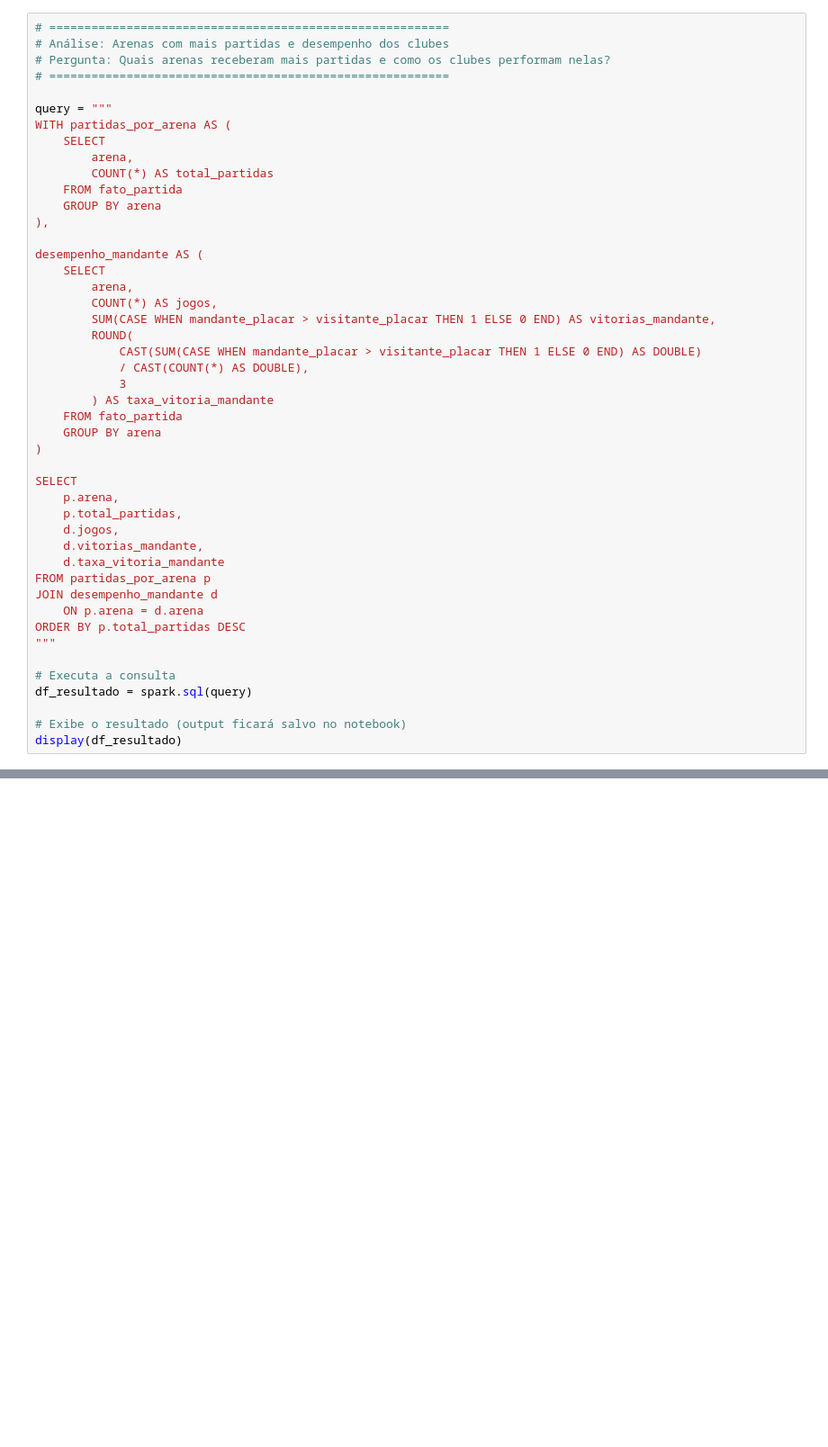
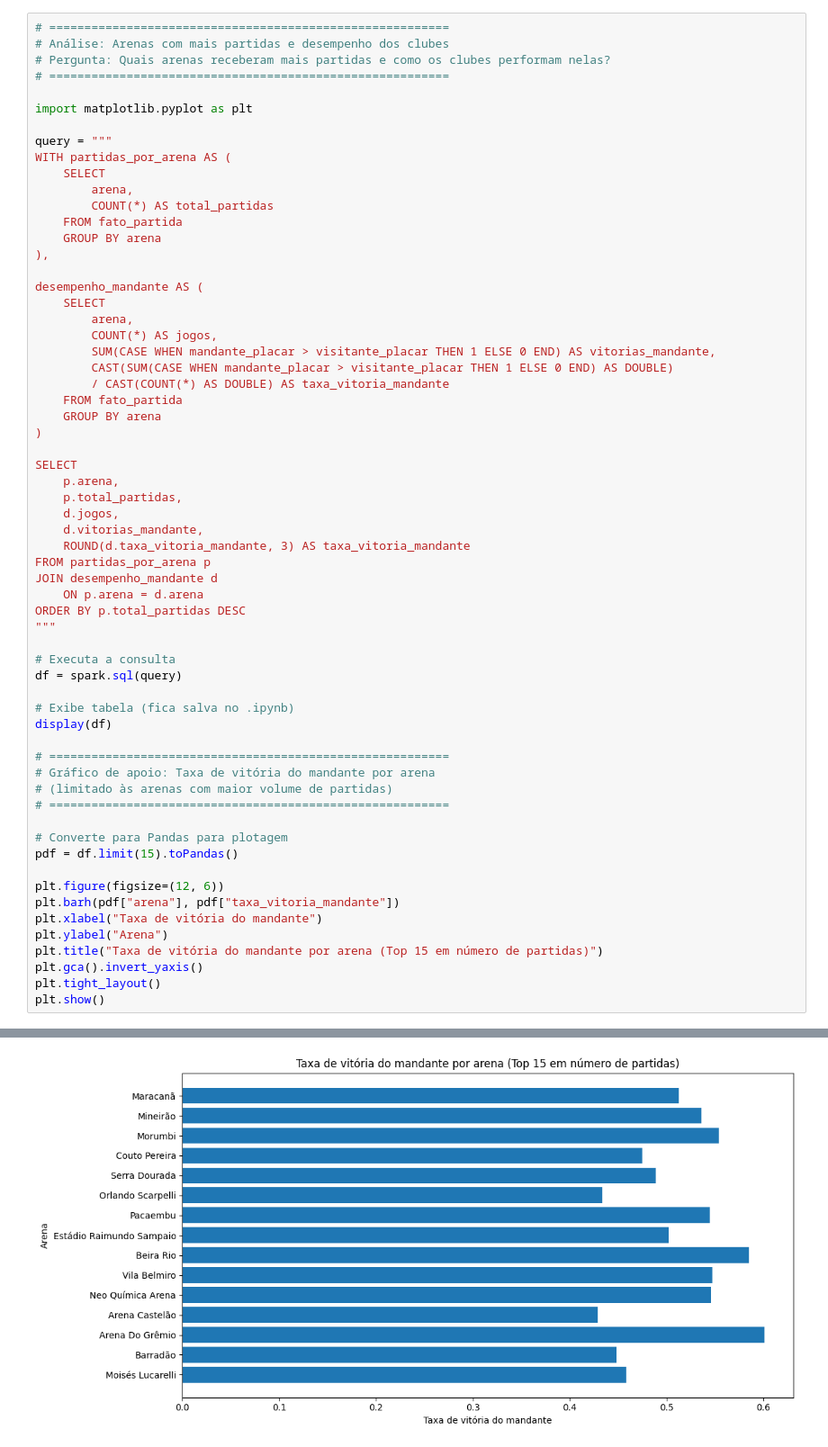
Before and after one commit to fabarroso/MVP_ENG, a Jupyter notebook: 12.5 - MVP_SQL_Impacto do estádio no desempenho.ipynb, the cells around one changed output, grey strips where cells are left out. Shown: that part at 90% size. Saved outputs shown, nothing was run; the diff lists cells and outputs as text; blank space fills up the shorter version.

```diff
--- a/12.5 - MVP_SQL_Impacto do estádio no desempenho.ipynb
+++ b/12.5 - MVP_SQL_Impacto do estádio no desempenho.ipynb
@@ -3,6 +3,8 @@
 # Análise: Arenas com mais partidas e desempenho dos clubes
 # Pergunta: Quais arenas receberam mais partidas e como os clubes performam nelas?
 # =========================================================
+
+import matplotlib.pyplot as plt
 
 query = """
 WITH partidas_por_arena AS (
@@ -18,11 +20,8 @@ desempenho_mandante AS (
         arena,
         COUNT(*) AS jogos,
         SUM(CASE WHEN mandante_placar > visitante_placar THEN 1 ELSE 0 END) AS vitorias_mandante,
-        ROUND(
-            CAST(SUM(CASE WHEN mandante_placar > visitante_placar THEN 1 ELSE 0 END) AS DOUBLE)
-            / CAST(COUNT(*) AS DOUBLE),
-            3
-        ) AS taxa_vitoria_mandante
+        CAST(SUM(CASE WHEN mandante_placar > visitante_placar THEN 1 ELSE 0 END) AS DOUBLE)
+        / CAST(COUNT(*) AS DOUBLE) AS taxa_vitoria_mandante
     FROM fato_partida
     GROUP BY arena
 )
@@ -31,34 +30,52 @@ SELECT
     p.arena,
     p.total_partidas,
     d.jogos,
     d.vitorias_mandante,
-    d.taxa_vitoria_mandante
+    ROUND(d.taxa_vitoria_mandante, 3) AS taxa_vitoria_mandante
 FROM partidas_por_arena p
 JOIN desempenho_mandante d
     ON p.arena = d.arena
 ORDER BY p.total_partidas DESC
 """
 
 # Executa a consulta
-df_resultado = spark.sql(query)
+df = spark.sql(query)
 
-# Exibe o resultado (output ficará salvo no notebook)
-display(df_resultado)
+# Exibe tabela (fica salva no .ipynb)
+display(df)
+
+# =========================================================
+# Gráfico de apoio: Taxa de vitória do mandante por arena
+# (limitado às arenas com maior volume de partidas)
+# =========================================================
+
+# Converte para Pandas para plotagem
+pdf = df.limit(15).toPandas()
+
+plt.figure(figsize=(12, 6))
+plt.barh(pdf["arena"], pdf["taxa_vitoria_mandante"])
+plt.xlabel("Taxa de vitória do mandante")
+plt.ylabel("Arena")
+plt.title("Taxa de vitória do mandante por arena (Top 15 em número de partidas)")
+plt.gca().invert_yaxis()
+plt.tight_layout()
+plt.show()
 # %% [output]
 | arena | total_partidas | jogos | vitorias_mandante | taxa_vitoria_mandante |
 | Maracanã | 631 | 631 | 324 | 0.513 |
 | Mineirão | 459 | 459 | 246 | 0.536 |
 | Morumbi | 413 | 413 | 229 | 0.554 |
 | Couto Pereira | 295 | 295 | 140 | 0.475 |
 | Serra Dourada | 235 | 235 | 115 | 0.489 |
 | Orlando Scarpelli | 219 | 219 | 95 | 0.434 |
 | Pacaembu | 213 | 213 | 116 | 0.545 |
 | Estádio Raimundo Sampaio | 201 | 201 | 101 | 0.502 |
 | Beira Rio | 200 | 200 | 117 | 0.585 |
 | Vila Belmiro | 192 | 192 | 105 | 0.547 |
 | ... | ... | ... | ... | ... |
 | A.campanella*(pf) | 1 | 1 | 0 | 0.0 |
 | Mj José Levi Sobrinho | 1 | 1 | 0 | 0.0 |
 | A Campanella*(pf) | 1 | 1 | 1 | 1.0 |
 | Antônio Guimarães | 1 | 1 | 0 | 0.0 |
 | Juiz De Fora | 1 | 1 | 0 | 0.0 |
+[figure, added]
```
